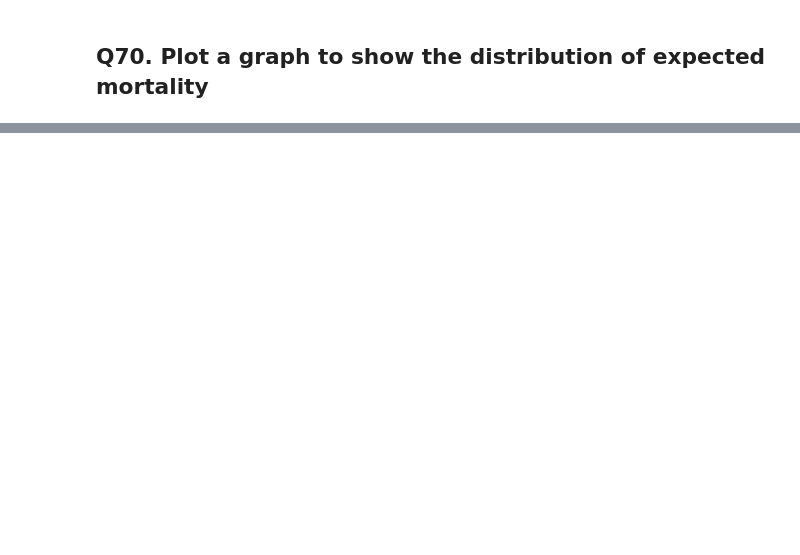
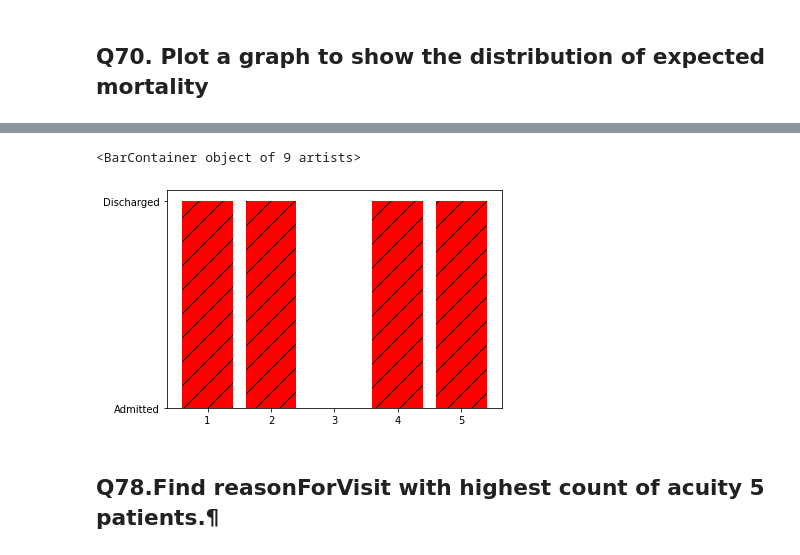
Before and after one commit to swatiguptacse/Team-6-Python-Peers, a Jupyter notebook: Q61to80_team6.ipynb, the cells around one changed output, grey strips where cells are left out. Drawn from its saved outputs; the diff is of its cells as text; code cells hidden in the pictures; blank space fills up the shorter version.

```diff
--- a/Q61to80_team6.ipynb
+++ b/Q61to80_team6.ipynb
@@ -264,0 +300,16 @@ Walsh Calvie
+# %%
+import matplotlib.pyplot as plt
+import pandas as pd
+import numpy as np
+df = pd.read_excel('HospitalDatabase.xlsx',sheet_name='EDVisits')
+
+df1 = df.loc[:,["Acuity","EDDisposition"]]
+#df2=df1.unique(df1.values)
+df1 = df1.drop_duplicates(keep="first")
+#bar = df1.plot(kind='bar')
+plt.bar(df1['Acuity'],df1['EDDisposition'],color='red',hatch='/')
+# %% [output]
+<BarContainer object of 9 artists>
+[figure, added]
+# %% [markdown]
+## Q78.Find reasonForVisit with highest count of acuity 5 patients.¶
```
Also changed, not shown: parts of 32 cells of this notebook.
